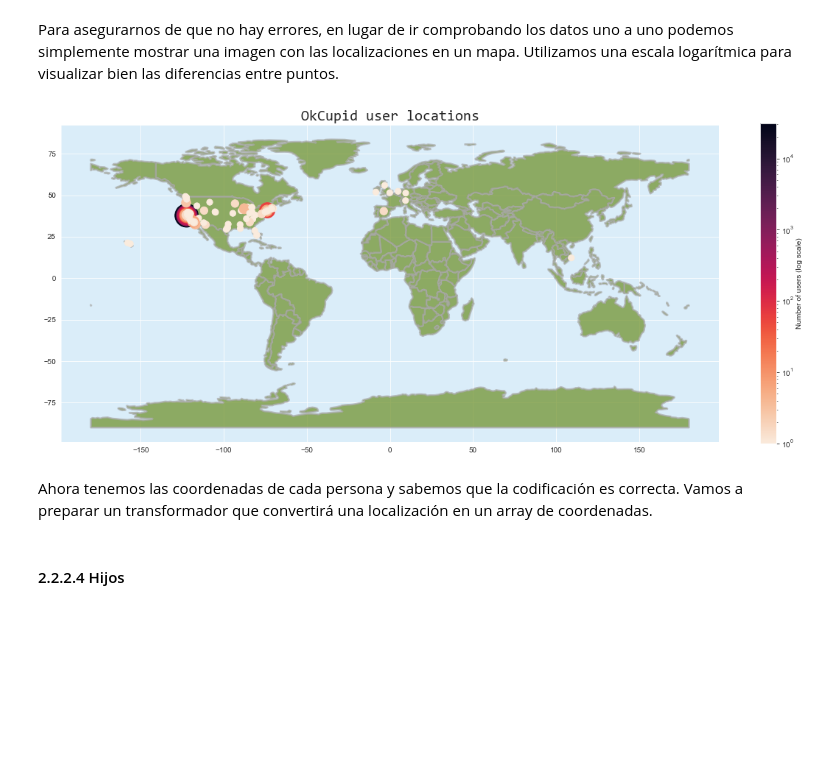
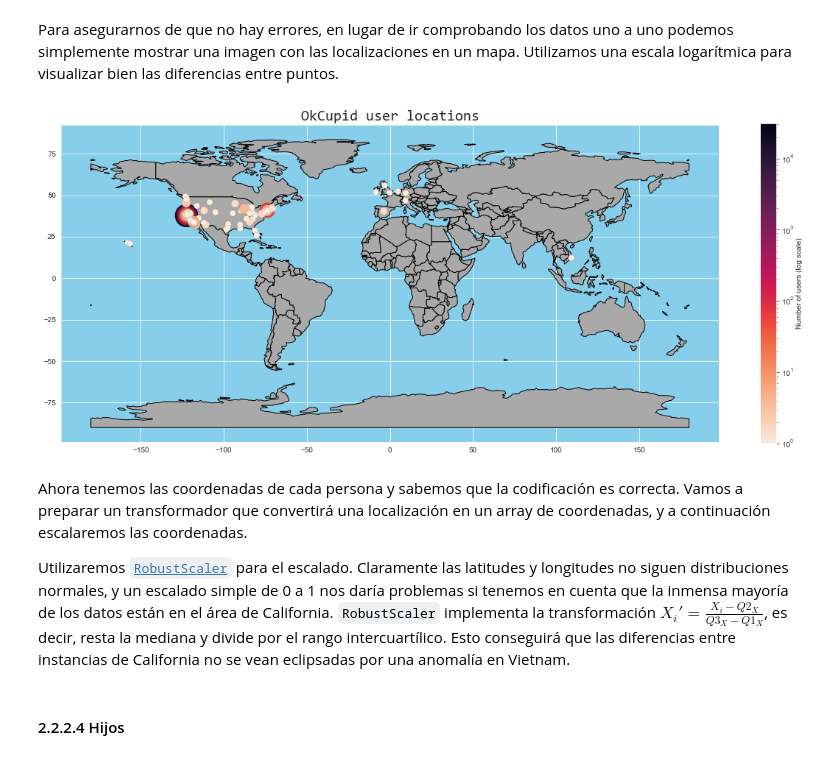
Before and after one commit to dietrujillo/ml_lab, a Jupyter notebook: lab3/notebooks/lab3_tmp.ipynb, the cells around one changed output. Drawn from its saved outputs; the diff is of its cells as text; code cells hidden in the pictures; blank space fills up the shorter version.

```diff
--- a/lab3/notebooks/lab3_tmp.ipynb
+++ b/lab3/notebooks/lab3_tmp.ipynb
@@ -491,6 +502,7 @@ Por otra parte, vamos a considerar que los estados `single` y `available` son si
 # %% [markdown]
 Vamos a preparar un transformador para implementar estos detalles que hemos mencionado:
 # %%
+df["status"] = df["status"].astype(object)
 status_transformer = Pipeline([
     ("available_to_single", substitution_transformer({"available": "single"})),
     ("one_hot", OneHotEncoder(categories=[["single", "seeing someone", "married"]], handle_unknown="ignore"))
@@ -791,18 +805,13 @@ Ahora que parece que todo está en el mismo formato, vamos a codificar la locali
 from geopy.geocoders import Nominatim
 geolocator = Nominatim(user_agent='myapplication')
 
-Coordinates = namedtuple("Coordinates", ("latitude", "longitude"))
-
-def get_coordinates(loc):
-    geocode = geolocator.geocode(loc)
-    return Coordinates(geocode.latitude, geocode.longitude)
-
 location_dict = {}
 for location in df["location"].unique():
-    location_dict[location] = get_coordinates(location)
+    geocode = geolocator.geocode(location)
+    location_dict[location] = (geocode.latitude, geocode.longitude)
 
 for location in df["location"].unique()[:5]:
-    print(location, location_dict[location].latitude, location_dict[location].longitude)
+    print(location, location_dict[location][0], location_dict[location][1])
 # %% [output]
 south san francisco, california 37.6535403 -122.4168664
 oakland, california 37.8044557 -122.2713563
@@ -814,41 +823,44 @@ Para asegurarnos de que no hay errores, en lugar de ir comprobando los datos uno
 # %%
 fig, ax = plt.subplots(figsize=(20, 8))
 ax.set_title("OkCupid user locations", fontdict={"size": 20, "family": "Consolas"})
 
 # Plot world map
-ax.set_facecolor("#76BDE944")
+ax.set_facecolor("skyblue")
 world = gpd.read_file(gpd.datasets.get_path("naturalearth_lowres"))
 world.plot(ax=ax,
-           color="olivedrab",
-           alpha=0.7,
-           linewidth=2.5,
-           edgecolor="darkgray")
+           color="darkgray",
+           alpha=1,
+           linewidth=1,
+           edgecolor="black")
 
 # Define user locations
 geometry = [shapely.geometry.Point(lon, lat) for lat, lon in location_dict.values()]
-locations = gpd.GeoDataFrame({"location": location_dict.keys()},geometry=geometry)
+locations = gpd.GeoDataFrame({"location": location_dict.keys()}, geometry=geometry)
 counts = df["location"].value_counts()
 locations["count"] = [counts.loc[x] for x in location_dict.keys()]
-locations.sort_values(by="count", ascending=True)
 
 # Define log scale
 norm = LogNorm(vmin=locations["count"].min(), vmax=locations["count"].max())
 locations["count_log"] = norm(locations["count"] + 1)
 
 # Plot user locations
 locations.plot(column="count_log",
                ax=ax,
                markersize=locations["count_log"] * 1000,
+               linewidth=0.08,
+               edgecolor="black",
                cmap="rocket_r")
 
 # Plot colorbar
 mappable = ScalarMappable(cmap="rocket_r", norm=norm)
 mappable.set_array(locations["count"].to_numpy())
 plt.colorbar(mappable=mappable, ax=ax, label="Number of users (log scale)")
 
 plt.show()
 # %% [output]
-[figure, old version]
+[figure, new version]
-# %% [markdown]
-Ahora tenemos las coordenadas de cada persona y sabemos que la codificación es correcta. Vamos a preparar un transformador que convertirá una localización en un array de coordenadas.
+# %% [markdown]
+Ahora tenemos las coordenadas de cada persona y sabemos que la codificación es correcta. Vamos a preparar un transformador que convertirá una localización en un array de coordenadas, y a continuación escalaremos las coordenadas.
+
+Utilizaremos [`RobustScaler`](https://scikit-learn.org/stable/modules/generated/sklearn.preprocessing.RobustScaler.html) para el escalado. Claramente las latitudes y longitudes no siguen distribuciones normales, y un escalado simple de 0 a 1 nos daría problemas si tenemos en cuenta que la inmensa mayoría de los datos están en el área de California. `RobustScaler` implementa la transformación ${X_i}' = \frac{X_i - Q2_X}{Q3_X - Q1_X}$, es decir, resta la mediana y divide por el rango intercuartílico. Esto conseguirá que las diferencias entre instancias de California no se vean eclipsadas por una anomalía en Vietnam.
 # %%
```
Also changed, not shown: parts of 69 cells of this notebook.
